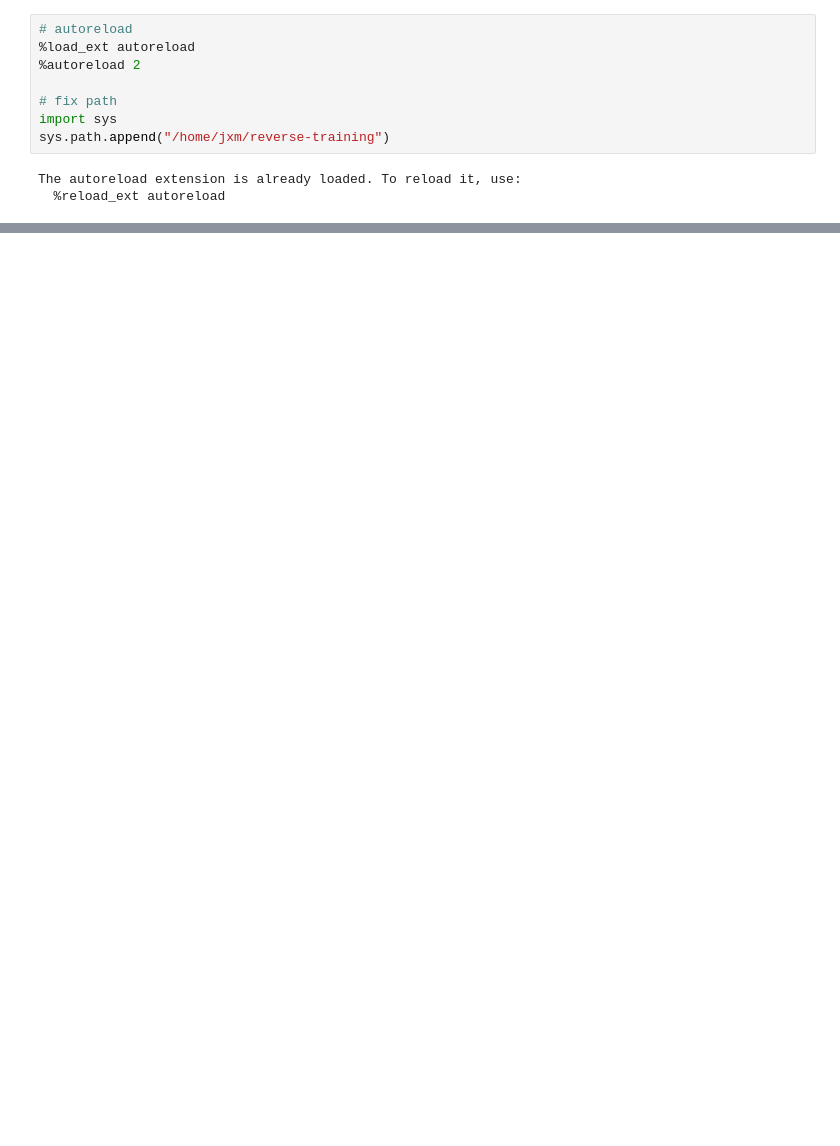
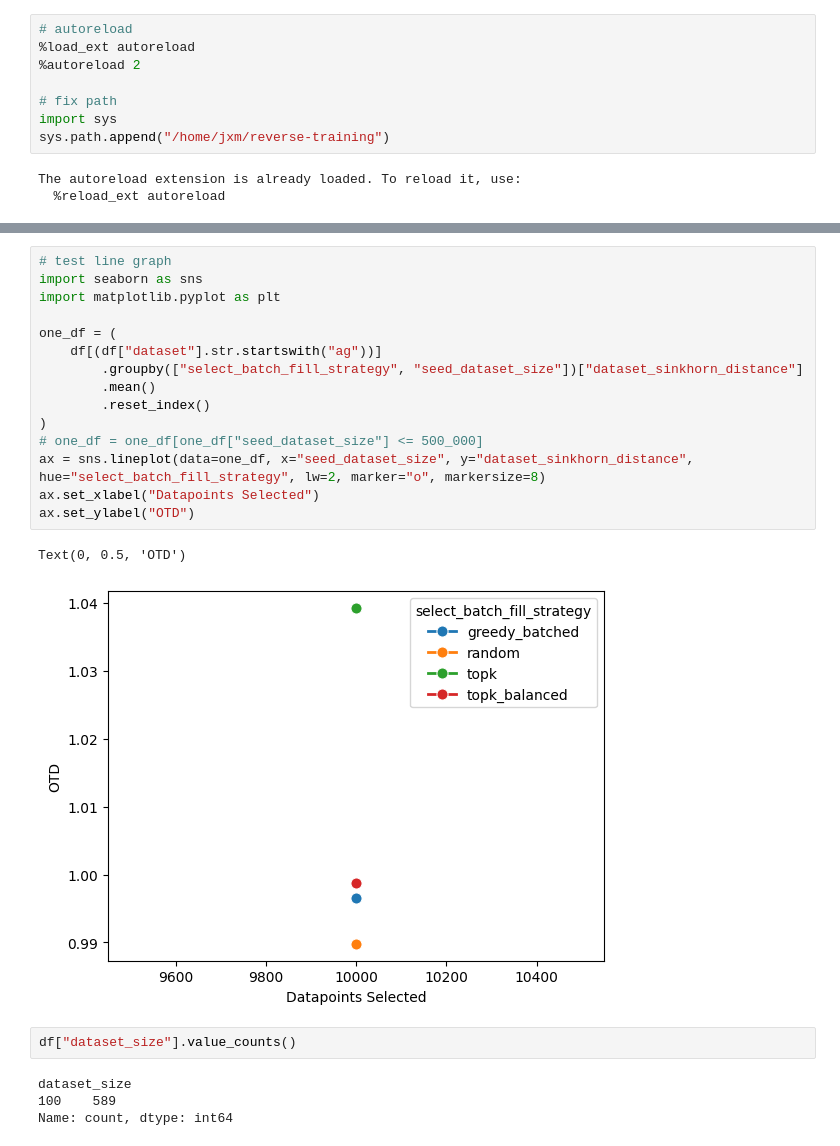
Before and after one commit to jxmorris12/reverse-training, a Jupyter notebook: nbs/2025_03_23_Experiments_first_try.ipynb, the cells around one changed output, grey strips where cells are left out. Saved outputs shown, nothing was run; the diff lists cells and outputs as text; blank space fills up the shorter version.

```diff
--- a/nbs/2025_03_23_Experiments_first_try.ipynb
+++ b/nbs/2025_03_23_Experiments_first_try.ipynb
@@ -144,0 +249,24 @@ Index(['dataset', 'dataset_size', 'minibatch_size', 'eval_every',
+# %%
+# test line graph
+import seaborn as sns
+import matplotlib.pyplot as plt
+
+one_df = (
+    df[(df["dataset"].str.startswith("ag"))]
+        .groupby(["select_batch_fill_strategy", "seed_dataset_size"])["dataset_sinkhorn_distance"]
+        .mean()
+        .reset_index()
+)
+# one_df = one_df[one_df["seed_dataset_size"] <= 500_000]
+ax = sns.lineplot(data=one_df, x="seed_dataset_size", y="dataset_sinkhorn_distance", hue="select_batch_fill_strategy", lw=2, marker="o", markersize=8)
+ax.set_xlabel("Datapoints Selected")
+ax.set_ylabel("OTD")
+# %% [output]
+Text(0, 0.5, 'OTD')
+[figure, added]
+# %%
+df["dataset_size"].value_counts()
+# %% [output]
+dataset_size
+100    589
+Name: count, dtype: int64
```
Also changed, not shown: parts of 11 cells of this notebook, 8 other files.
